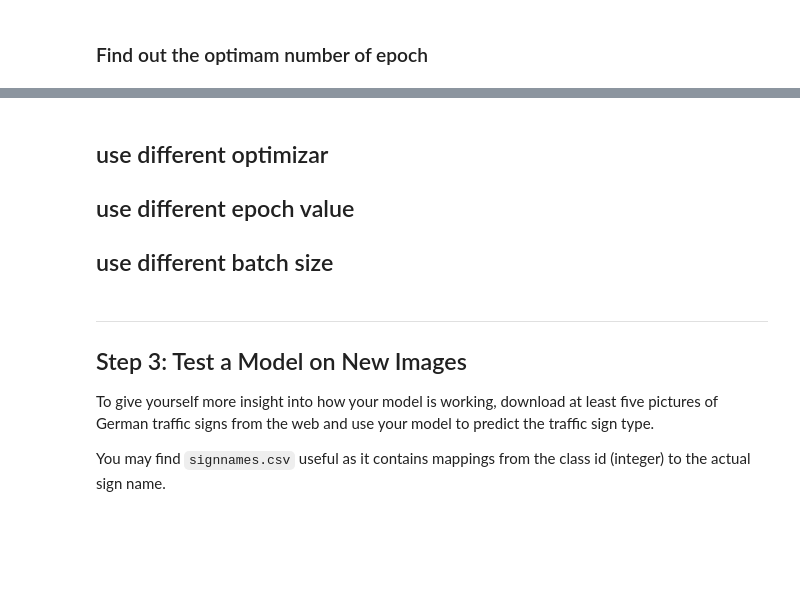
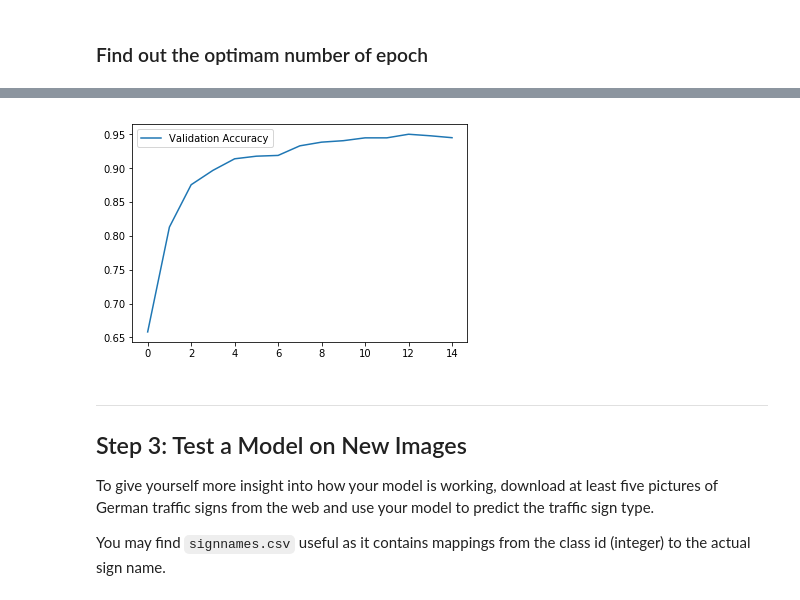
Before and after one commit to mahfuz195/CarND-Traffic-Sign-Classifier-Project, a Jupyter notebook: Traffic_Sign_Classifier.ipynb, the cells around one changed output, grey strips where cells are left out. Drawn from its saved outputs; the diff is of its cells as text; code cells hidden in the pictures; blank space fills up the shorter version.

```diff
--- a/Traffic_Sign_Classifier.ipynb
+++ b/Traffic_Sign_Classifier.ipynb
@@ -322,7 +361,11 @@ X_train = X_train_gry
 X_valid = X_valid_gry
 X_test = X_test_gry
 
+y_train = y_train_new
+y_test  = y_test_new
+y_valid = y_valid_new
+
 print (X_train.shape)
+print (X_test.shape)
 print (X_valid.shape)
-print (X_test.shape)
 # %% [output]
@@ -386,18 +434,25 @@ def LeNet(x):
     # SOLUTION: Activation.
     fc1    = tf.nn.relu(fc1)
 
+    # Dropout
+    dr1 = tf.nn.dropout(fc1, drop_out)
+
     # SOLUTION: Layer 4: Fully Connected. Input = 120. Output = 84.
     fc2_W  = tf.Variable(tf.truncated_normal(shape=(120, 84), mean = mu, stddev = sigma))
     fc2_b  = tf.Variable(tf.zeros(84))
-    fc2    = tf.matmul(fc1, fc2_W) + fc2_b
+    fc2    = tf.matmul(dr1, fc2_W) + fc2_b
 
     # SOLUTION: Activation.
     fc2    = tf.nn.relu(fc2)
 
+    # Dropout
+    dr2 = tf.nn.dropout(fc2, drop_out)
+
+
     # SOLUTION: Layer 5: Fully Connected. Input = 84. Output = 43.
     fc3_W  = tf.Variable(tf.truncated_normal(shape=(84, 43), mean = mu, stddev = sigma))
     fc3_b  = tf.Variable(tf.zeros(43))
-    logits = tf.matmul(fc2, fc3_W) + fc3_b
+    logits = tf.matmul(dr2, fc3_W) + fc3_b
 
     return logits
 # %% [markdown]
@@ -410,11 +465,13 @@ import tensorflow as tf
 x = tf.placeholder(tf.float32, (None, 32, 32, 1))
 y = tf.placeholder(tf.int32, (None))
 one_hot_y = tf.one_hot(y, 43)
+drop_out = tf.placeholder(tf.float32)
 
 #Hyperparameters
-EPOCHS = 10
-BATCH_SIZE = 128
+EPOCHS = 20
+BATCH_SIZE = 156
 rate = 0.001
+dropout_rate = 0.5
 
 logits = LeNet(x)
 cross_entropy = tf.nn.softmax_cross_entropy_with_logits(labels=one_hot_y, logits=logits)
@@ -432,7 +489,7 @@ def evaluate(X_data, y_data):
     sess = tf.get_default_session()
     for offset in range(0, num_examples, BATCH_SIZE):
         batch_x, batch_y = X_data[offset:offset+BATCH_SIZE], y_data[offset:offset+BATCH_SIZE]
-        accuracy = sess.run(accuracy_operation, feed_dict={x: batch_x, y: batch_y})
+        accuracy = sess.run(accuracy_operation, feed_dict={x: batch_x, y: batch_y, drop_out:1.0})
         total_accuracy += (accuracy * len(batch_x))
     return total_accuracy / num_examples
 # %% [markdown]
@@ -452,15 +509,15 @@ with tf.Session() as sess:
         for offset in range(0, num_examples, BATCH_SIZE):
             end = offset + BATCH_SIZE
             batch_x, batch_y = X_train[offset:end], y_train[offset:end]
-            sess.run(training_operation, feed_dict={x: batch_x, y: batch_y})
+            sess.run(training_operation, feed_dict={x: batch_x, y: batch_y,drop_out:1- dropout_rate})
 
         validation_accuracy = evaluate(X_valid, y_valid)
         validation_accuracy_data.append(validation_accuracy)
-        test_accuracy = evaluate(X_test, y_test)
-        test_accuracy_data.append(test_accuracy)
+        #test_accuracy = evaluate(X_test, y_test)
+        #test_accuracy_data.append(test_accuracy)
         print("EPOCH {} ...".format(i+1))
         print("Validation Accuracy = {:.3f}".format(validation_accuracy))
-        print("Test Accuracy = {:.3f}".format(test_accuracy))
+        #print("Test Accuracy = {:.3f}".format(test_accuracy))
         print()
 
     saver.save(sess, './lenet')
@@ -470,10 +543,12 @@ Training...
 # %%
 ## Line graph for showing accuracy of valid and test
 k = [x for x in range(0,EPOCHS)]
 plt.plot(k, validation_accuracy_data)
-plt.plot(k, test_accuracy_data)
-plt.legend(['Validation Accuracy','Test Accuracy'], loc='upper left')
+#plt.plot(k, 1- test_accuracy_data)
+plt.legend(['Validation Accuracy'], loc='upper left')
 plt.show()
+# %% [output]
+[figure, added]
 # %%
 with tf.Session() as sess:
     saver.restore(sess, tf.train.latest_checkpoint('.'))
@@ -481,9 +555,5 @@ with tf.Session() as sess:
     test_accuracy = evaluate(X_test, y_test)
     print("Test Accuracy = {:.3f}".format(test_accuracy))
-# %% [markdown]
-## use different optimizar
-## use different epoch value
-## use different batch size
 # %% [markdown]
 ---
 
```
Also changed, not shown: parts of 21 cells of this notebook, 4 other files.
